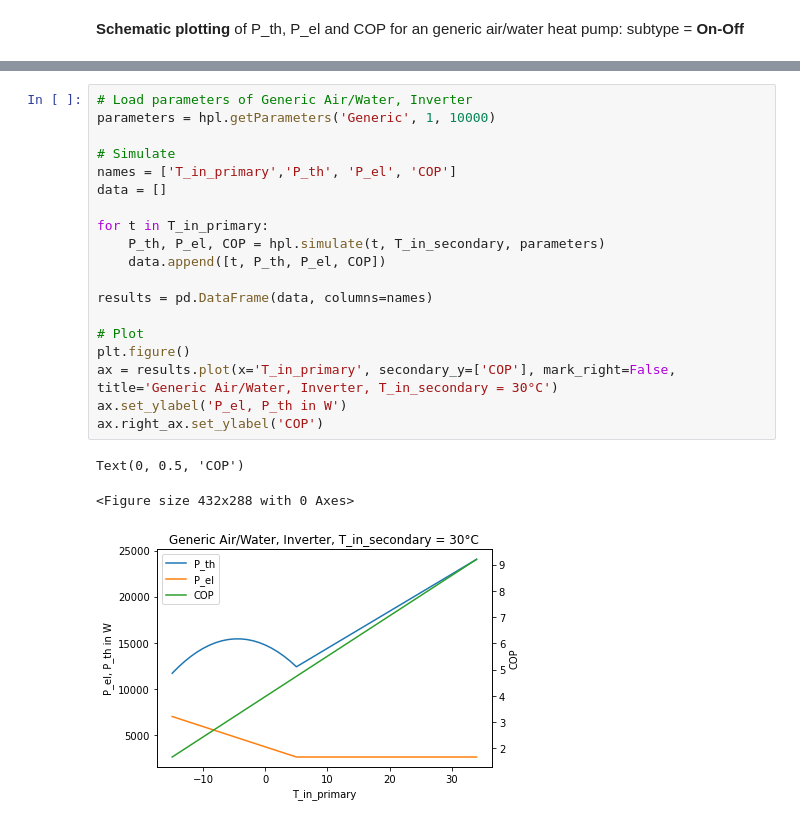
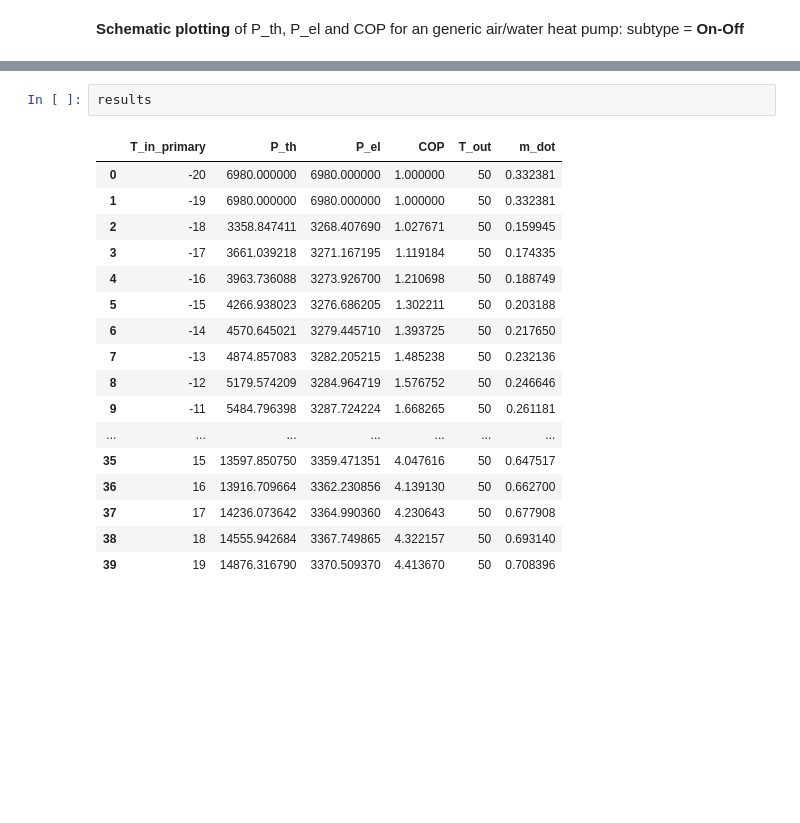
Before and after one commit to FZJ-IEK3-VSA/hplib, a Jupyter notebook: Documentation.ipynb, the cells around one changed output, grey strips where cells are left out. Saved outputs shown, nothing was run; the diff lists cells and outputs as text; blank space fills up the shorter version.

```diff
--- a/Documentation.ipynb
+++ b/Documentation.ipynb
@@ -162,23 +134,20 @@ Text(0, 0.5, 'COP')
-# %%
-# Load parameters of Generic Air/Water, Inverter
-parameters = hpl.getParameters('Generic', 1, 10000)
-
-# Simulate
-names = ['T_in_primary','P_th', 'P_el', 'COP']
-data = []
-
-for t in T_in_primary:
-    P_th, P_el, COP = hpl.simulate(t, T_in_secondary, parameters)
-    data.append([t, P_th, P_el, COP])
-
-results = pd.DataFrame(data, columns=names)
-
-# Plot
-plt.figure()
-ax = results.plot(x='T_in_primary', secondary_y=['COP'], mark_right=False, title='Generic Air/Water, Inverter, T_in_secondary = 30°C')
-ax.set_ylabel('P_el, P_th in W')
-ax.right_ax.set_ylabel('COP')
-# %% [output]
-Text(0, 0.5, 'COP')
-<Figure size 432x288 with 0 Axes>
-[figure, removed]
+# %%
+results
+# %% [output]
+|  | T_in_primary | P_th | P_el | COP | T_out | m_dot |
+| 0 | -20 | 6980.000000 | 6980.000000 | 1.000000 | 50 | 0.332381 |
+| 1 | -19 | 6980.000000 | 6980.000000 | 1.000000 | 50 | 0.332381 |
+| 2 | -18 | 3358.847411 | 3268.407690 | 1.027671 | 50 | 0.159945 |
+| 3 | -17 | 3661.039218 | 3271.167195 | 1.119184 | 50 | 0.174335 |
+| 4 | -16 | 3963.736088 | 3273.926700 | 1.210698 | 50 | 0.188749 |
+| 5 | -15 | 4266.938023 | 3276.686205 | 1.302211 | 50 | 0.203188 |
+| 6 | -14 | 4570.645021 | 3279.445710 | 1.393725 | 50 | 0.217650 |
+| 7 | -13 | 4874.857083 | 3282.205215 | 1.485238 | 50 | 0.232136 |
+| 8 | -12 | 5179.574209 | 3284.964719 | 1.576752 | 50 | 0.246646 |
+| 9 | -11 | 5484.796398 | 3287.724224 | 1.668265 | 50 | 0.261181 |
+| ... | ... | ... | ... | ... | ... | ... |
+| 35 | 15 | 13597.850750 | 3359.471351 | 4.047616 | 50 | 0.647517 |
+| 36 | 16 | 13916.709664 | 3362.230856 | 4.139130 | 50 | 0.662700 |
+| 37 | 17 | 14236.073642 | 3364.990360 | 4.230643 | 50 | 0.677908 |
+| 38 | 18 | 14555.942684 | 3367.749865 | 4.322157 | 50 | 0.693140 |
+| 39 | 19 | 14876.316790 | 3370.509370 | 4.413670 | 50 | 0.708396 |
```
Also changed, not shown: parts of 6 cells of this notebook, 1 other file.
